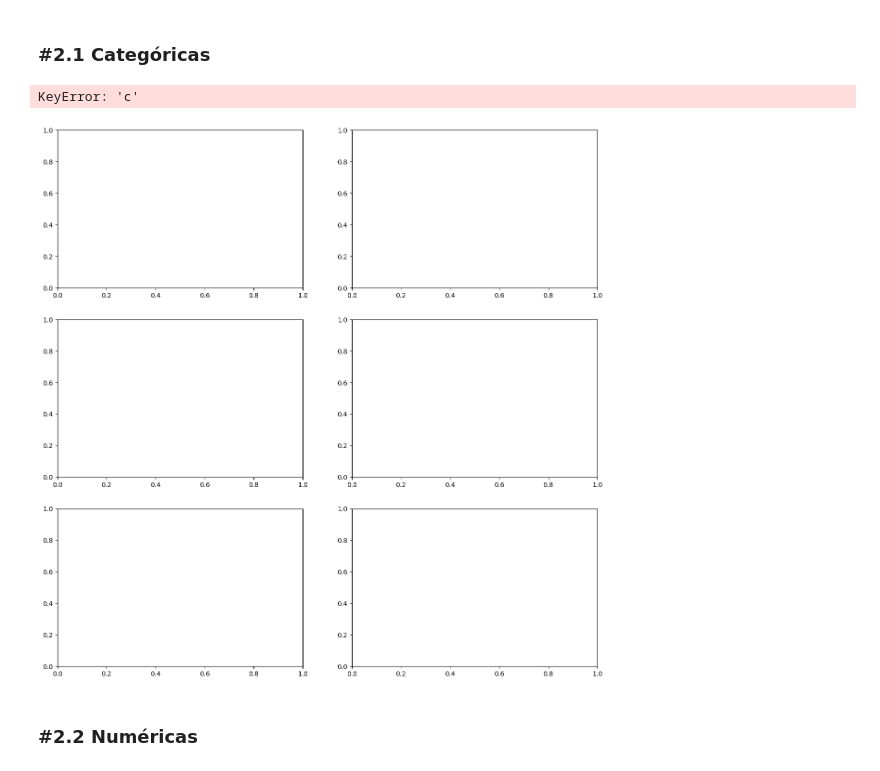
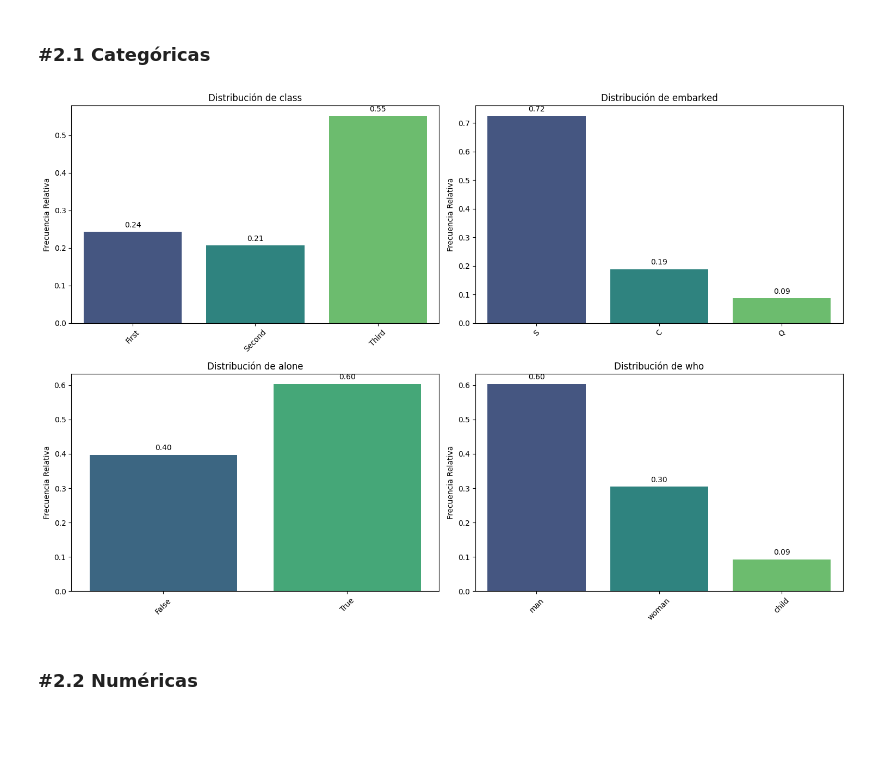
Before and after one commit to Noumah-Imbert/ONLINE_DS_THEBRIDGE_Noumah, a Jupyter notebook: Trabajos/Sprint 7/Practica 1/18_Practica_Obligatoria_Univariante.ipynb, the cells around one changed output. Saved outputs shown, nothing was run; the diff lists cells and outputs as text; code cells hidden in the pictures; blank space fills up the shorter version.

```diff
--- a/Trabajos/Sprint 7/Practica 1/18_Practica_Obligatoria_Univariante.ipynb
+++ b/Trabajos/Sprint 7/Practica 1/18_Practica_Obligatoria_Univariante.ipynb
@@ -328,12 +326,10 @@ def pinta_distribucion_categoricas(df, columnas_categoricas, relativa=False, mos
 
     plt.tight_layout()
     plt.show()
-# %%
-pinta_distribucion_categoricas(df_titanic,"class","embarked","alone")
-####### No entiendo como usar estas funciones, necesito ir a la clase pracitca.
-# %% [output]
-KeyError: 'c'
-[figure, removed]
+# %%
+pinta_distribucion_categoricas(df_titanic,["class","embarked","alone","who"], relativa= True,  mostrar_valores= True)
+# %% [output]
+[figure, added]
 # %% [markdown]
 ### #2.2 Numéricas
 # %%
```
Also changed, not shown: parts of 5 cells of this notebook.
